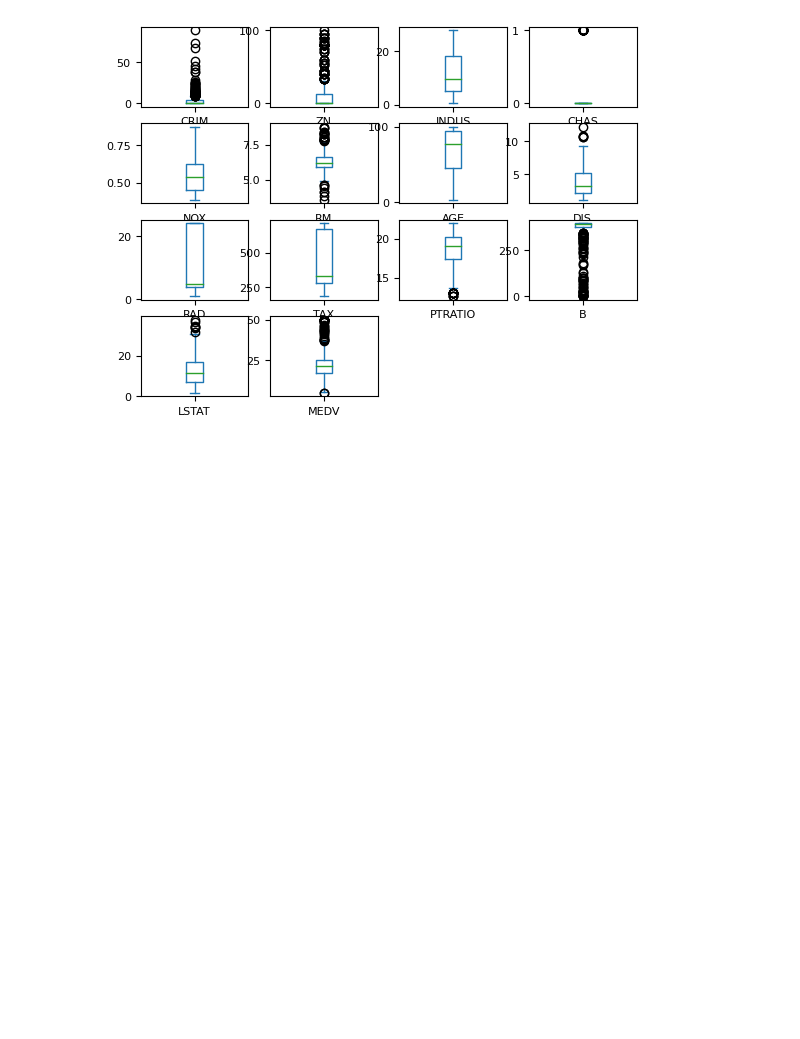
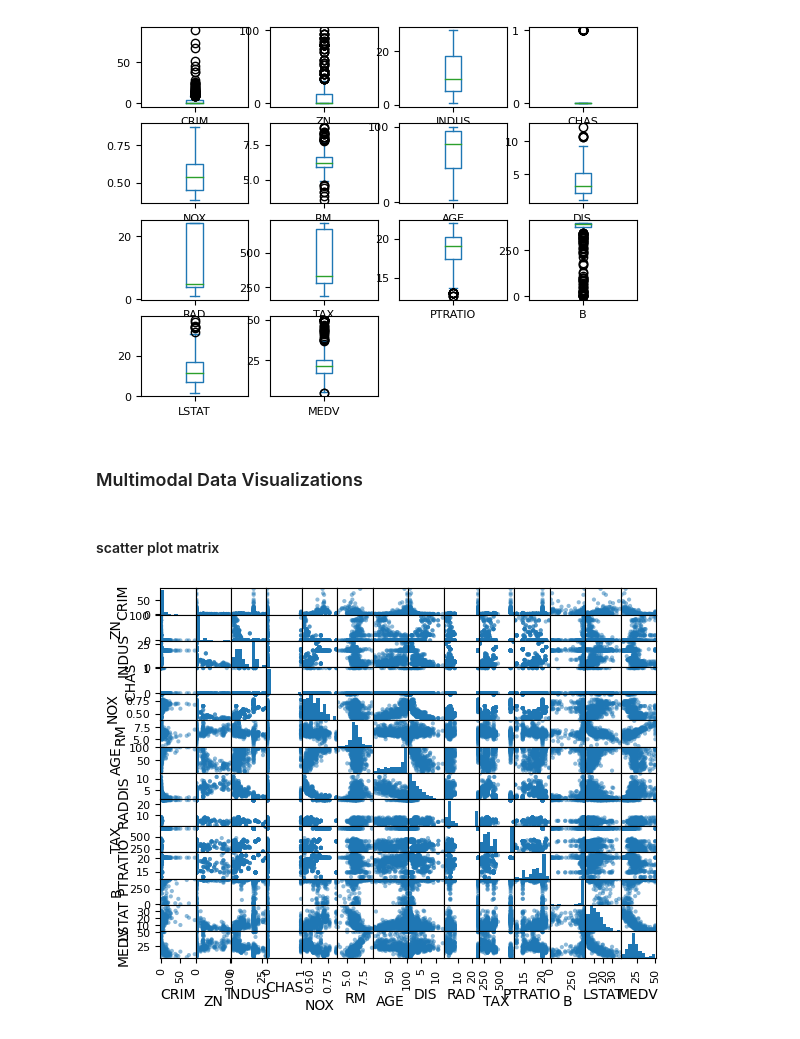
Before and after one commit to rabobahago/Machine_learning_projects, a Jupyter notebook: regression_machine_learning/main.ipynb, the cells around one changed output. Saved outputs shown, nothing was run; the diff lists cells and outputs as text; code cells hidden in the pictures; blank space fills up the shorter version.

Commit message:
data visualization completed

```diff
--- a/regression_machine_learning/main.ipynb
+++ b/regression_machine_learning/main.ipynb
@@ -185,3 +185,13 @@ fontsize=8)
 pyplot.show()
 # %% [output]
 [figure]
+# %% [markdown]
+### Multimodal Data Visualizations
+# %% [markdown]
+#### scatter plot matrix
+# %%
+# scatter plot matrix
+scatter_matrix(dataset)
+pyplot.show()
+# %% [output]
+[figure, added]
```
Also changed, not shown: parts of 4 cells of this notebook.
